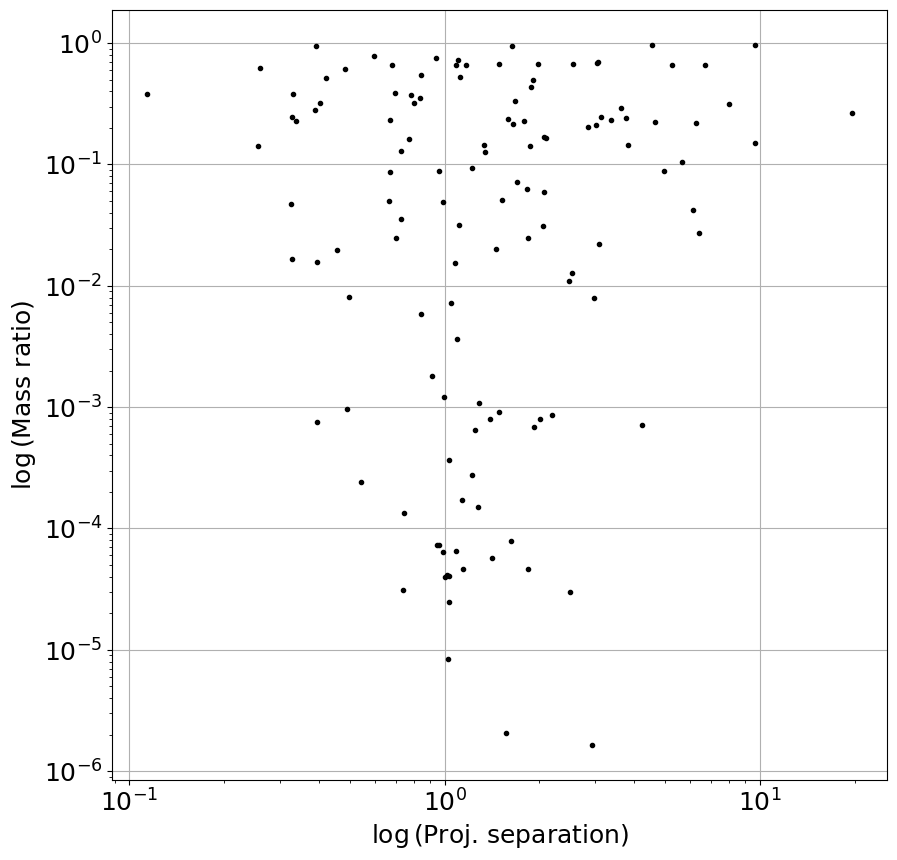
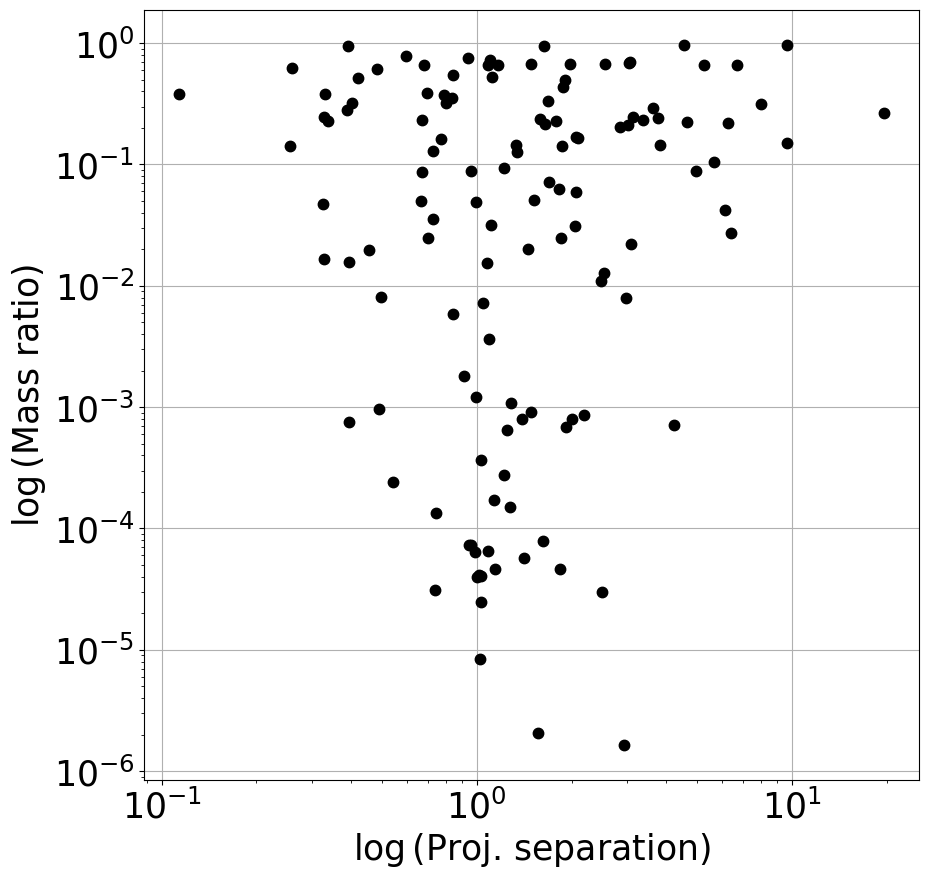
Code edit (unified diff) that turned the first committed figure into the second:
--- before
+++ after
@@ -1,9 +1,9 @@
 fig, axs = plt.subplots(1, 1, figsize=(10,10))
 
-axs.plot(s, q, 'k.')
-axs.set_xlabel('$\log$(Proj. separation)', fontsize=18)
-axs.set_ylabel('$\log$(Mass ratio)', fontsize=18)
+axs.plot(s, q, 'k.', ms=15)
+axs.set_xlabel('$\log$(Proj. separation)', fontsize=25)
+axs.set_ylabel('$\log$(Mass ratio)', fontsize=25)
 axs.grid()
-axs.tick_params(axis='both', which='major', labelsize=18)
+axs.tick_params(axis='both', which='major', labelsize=25)
 axs.set_xscale('log')
 axs.set_yscale('log')

Commit: Add simulation code